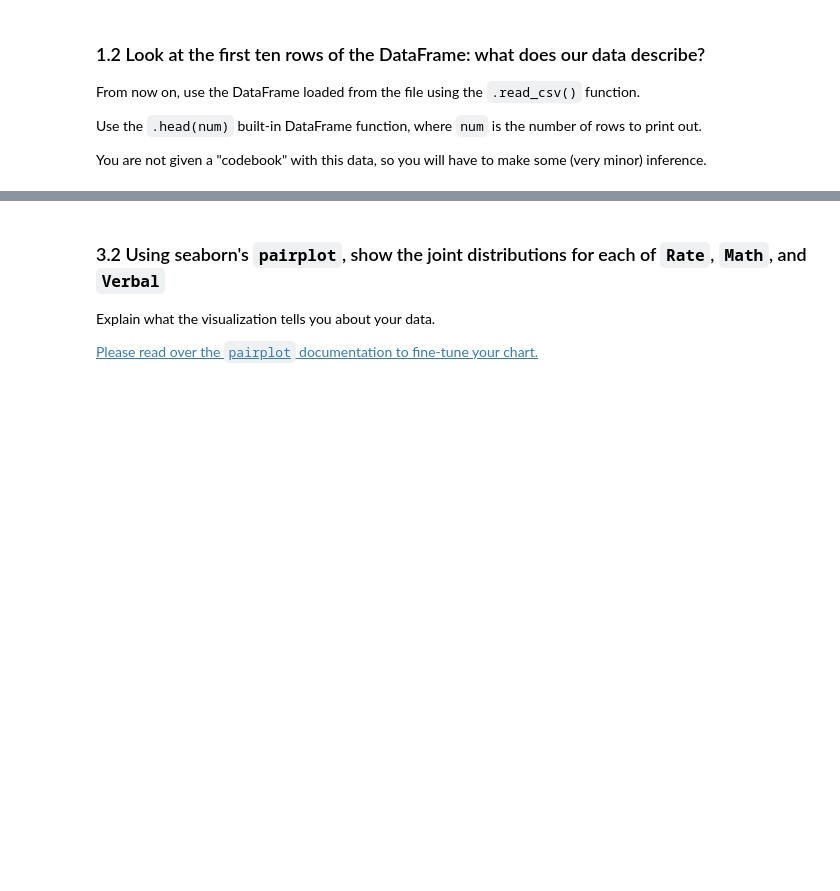
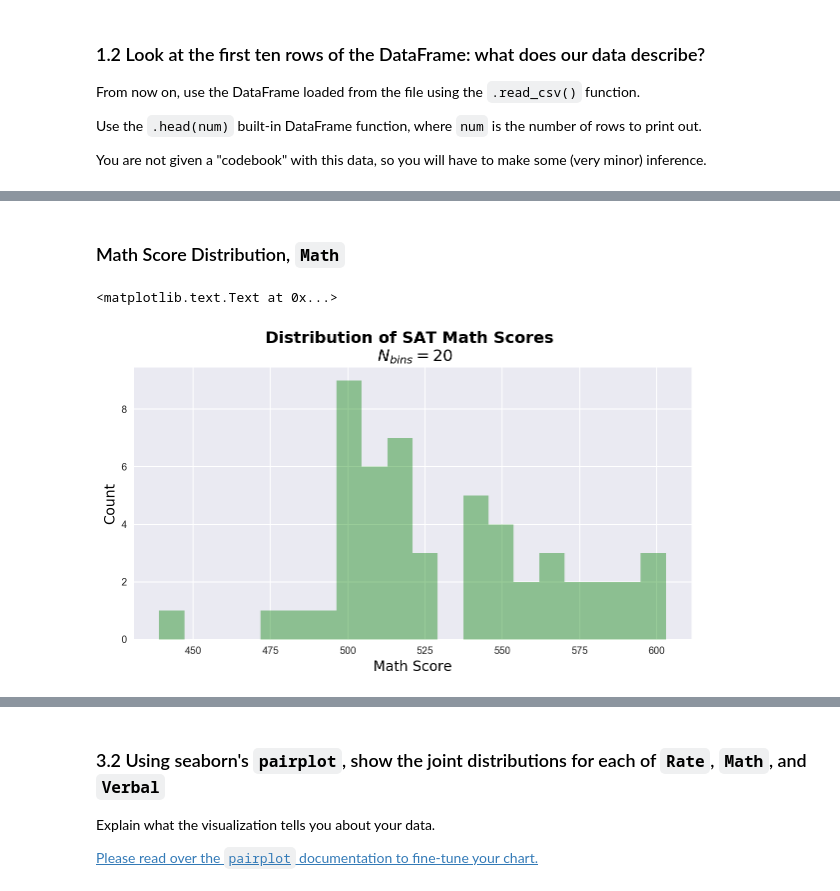
Before and after one commit to t-brewer/sats_and_drugs, a Jupyter notebook: project-02-v2-starter-code.ipynb, the cells around one changed output, grey strips where cells are left out. Cells and saved outputs as stored; diff of their text form; code cells hidden in the pictures; blank space fills up the shorter version.

```diff
--- a/project-02-v2-starter-code.ipynb
+++ b/project-02-v2-starter-code.ipynb
@@ -76,0 +327,16 @@ Set the keyword argument `kde=False`. This way you can actually see the counts w
+# %% [markdown]
+### Math Score Distribution, `Math`
+# %%
+# Initialize figure and axis to have them as objects.
+fig_math, ax_math = plt.subplots(nrows=1,ncols=1, figsize=(10,5))
+
+# Use seaborn to make a histogram (distplot) of the data in the column
+sns.distplot(sat_scores['Math'], kde=False, bins=20, color='green', ax=ax_math)
+
+# Tweek axis labels and add title
+ax_math.set_xlabel('Math Score', fontdict=font_axes)
+ax_math.set_ylabel('Count', fontdict=font_axes)
+ax_math.set_title('Distribution of SAT Math Scores \n $N_{bins} = 20$', fontdict=font_title)
+# %% [output]
+<matplotlib.text.Text at 0x...>
+[figure, added]
```
Also changed, not shown: parts of 36 cells of this notebook.
